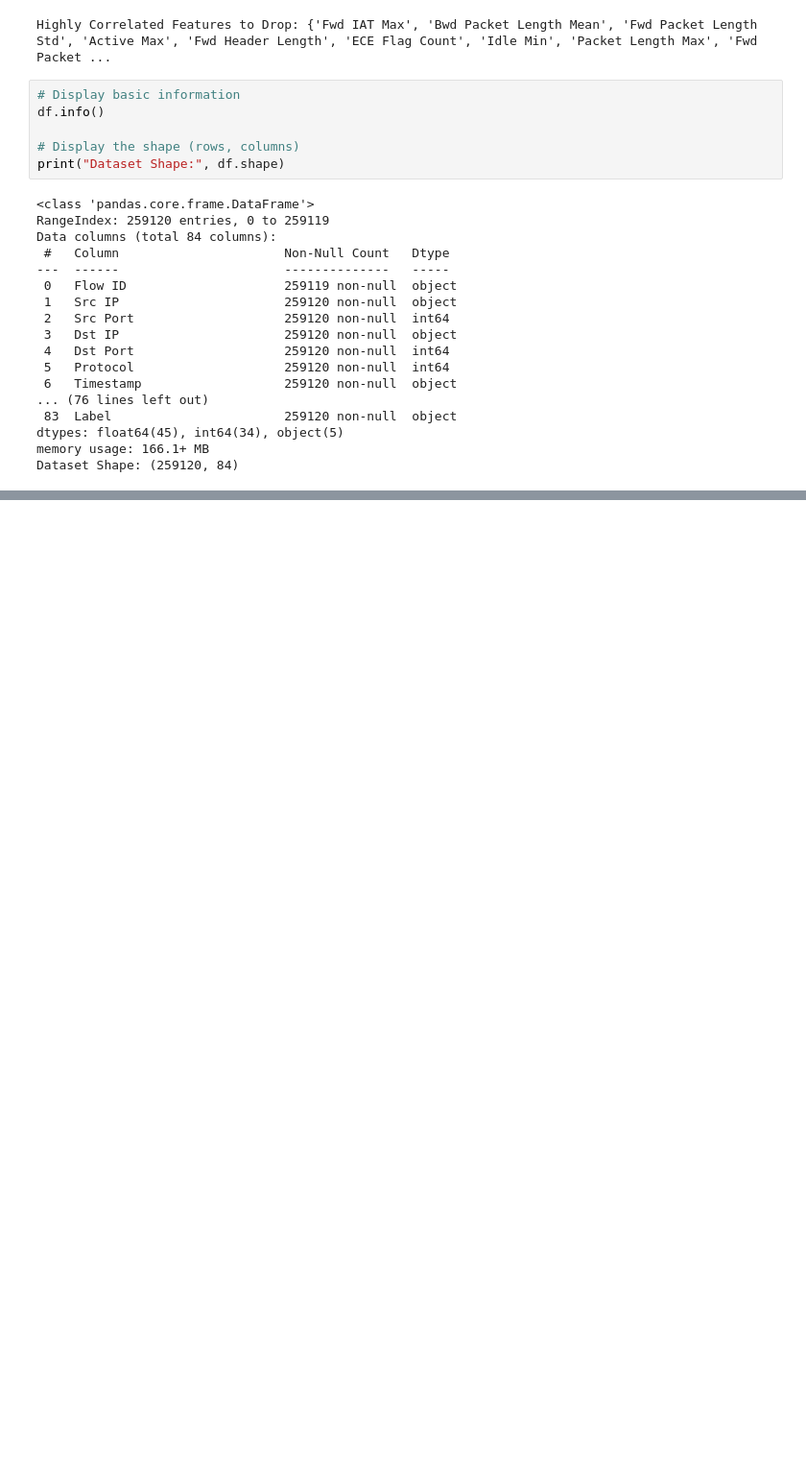
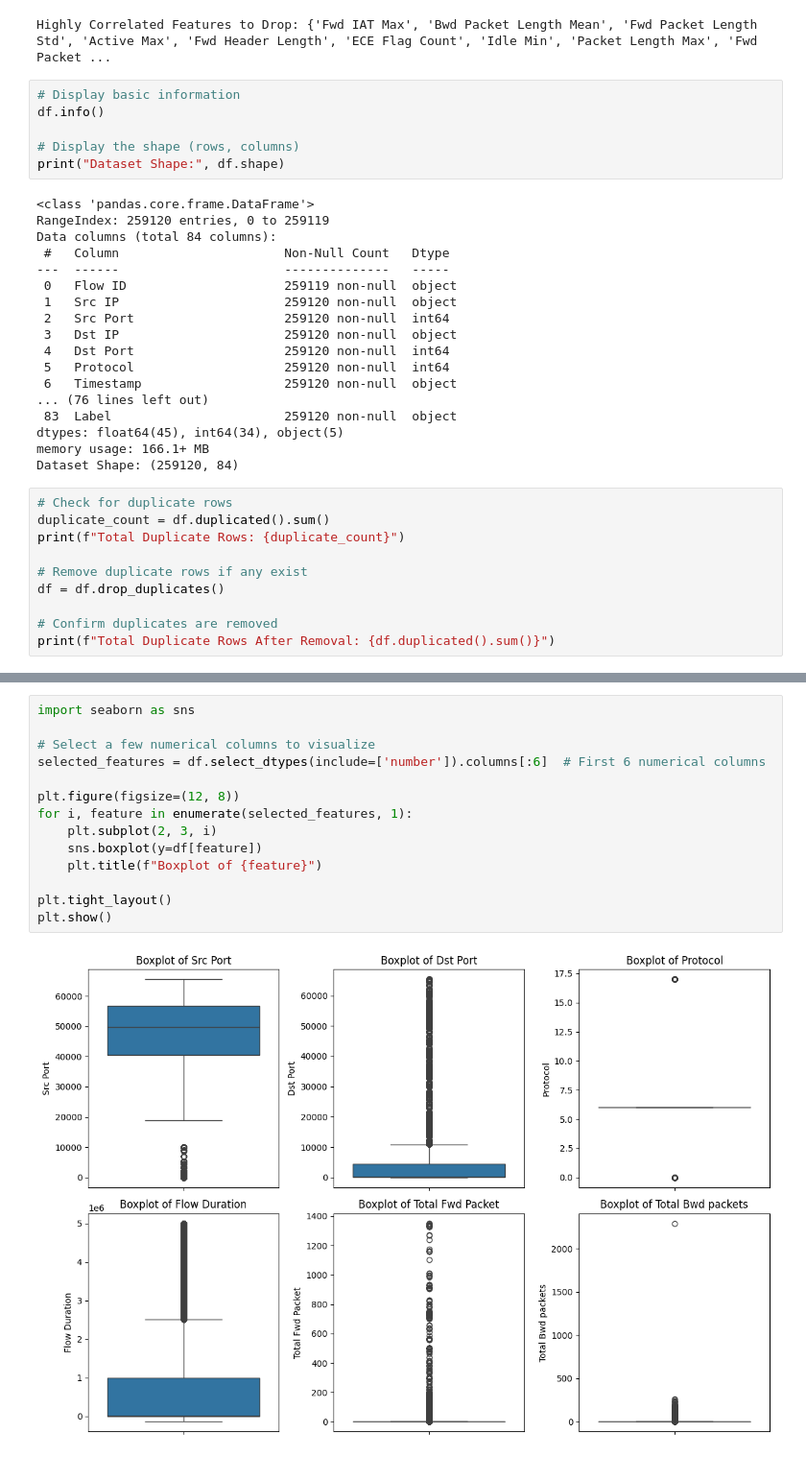
Before and after one commit to AbdulWahabBaluch2000/SCVIC-APT-2021-Training-, a Jupyter notebook: Untitled2.ipynb, the cells around one changed output, grey strips where cells are left out. Shown at 96% size. Saved outputs shown, nothing was run; the diff lists cells and outputs as text; blank space fills up the shorter version.

```diff
--- a/Untitled2.ipynb
+++ b/Untitled2.ipynb
@@ -362,3 +364,13 @@ Data columns (total 84 columns):
 dtypes: float64(45), int64(34), object(5)
 memory usage: 166.1+ MB
 Dataset Shape: (259120, 84)
+# %%
+# Check for duplicate rows
+duplicate_count = df.duplicated().sum()
+print(f"Total Duplicate Rows: {duplicate_count}")
+
+# Remove duplicate rows if any exist
+df = df.drop_duplicates()
+
+# Confirm duplicates are removed
+print(f"Total Duplicate Rows After Removal: {df.duplicated().sum()}")
@@ -364,0 +394,16 @@ Dataset Shape: (259120, 84)
+# %%
+import seaborn as sns
+
+# Select a few numerical columns to visualize
+selected_features = df.select_dtypes(include=['number']).columns[:6]  # First 6 numerical columns
+
+plt.figure(figsize=(12, 8))
+for i, feature in enumerate(selected_features, 1):
+    plt.subplot(2, 3, i)
+    sns.boxplot(y=df[feature])
+    plt.title(f"Boxplot of {feature}")
+
+plt.tight_layout()
+plt.show()
+# %% [output]
+[figure, added]
```
Also changed, not shown: parts of 3 cells of this notebook.
